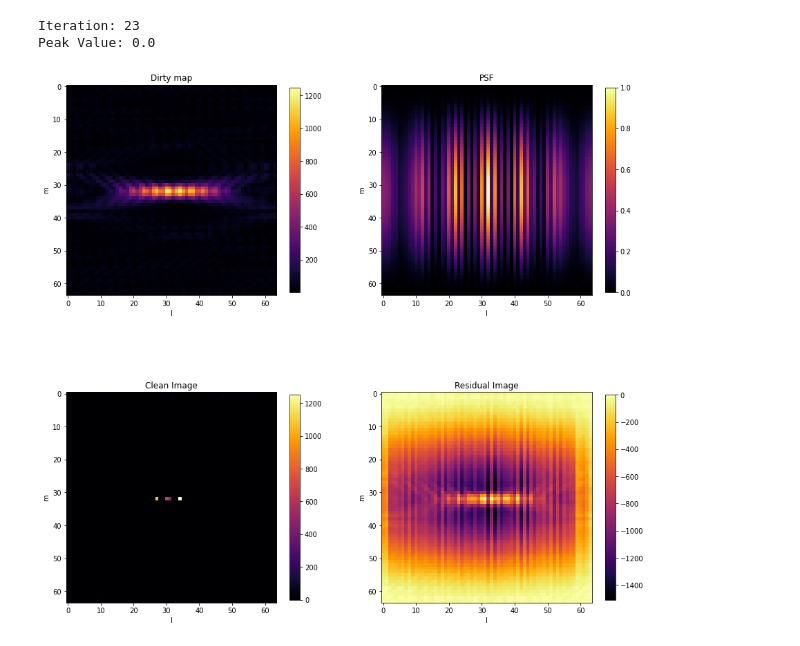
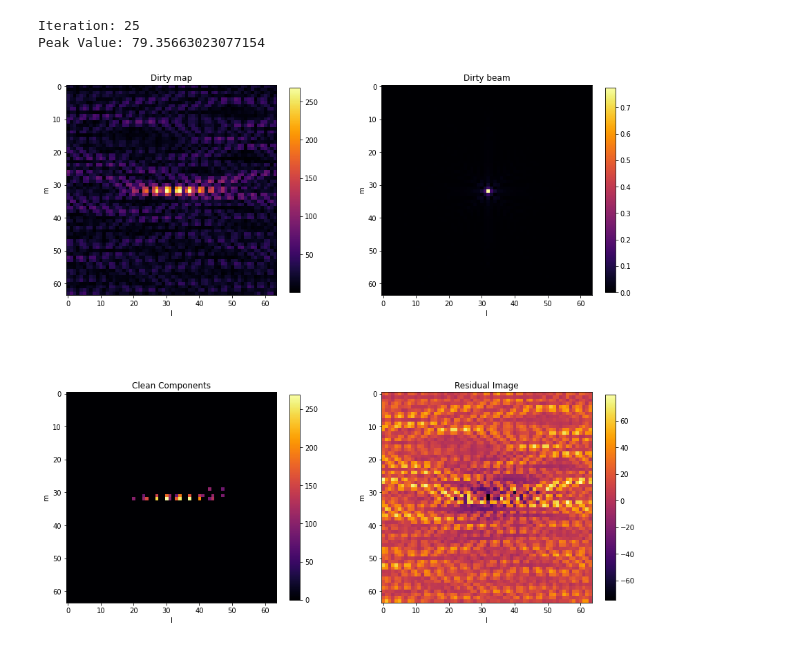
Before and after one commit to vanessaaschulz/Stovepipe_Interferometer, a Jupyter notebook: 3_6_Cantenna_Interferometer_Analysis_in_Steps/Interferometry_analysis_v1.ipynb, the cells around one changed output. Saved outputs shown, nothing was run; the diff lists cells and outputs as text; code cells hidden in the pictures.

```diff
--- a/3_6_Cantenna_Interferometer_Analysis_in_Steps/Interferometry_analysis_v1.ipynb
+++ b/3_6_Cantenna_Interferometer_Analysis_in_Steps/Interferometry_analysis_v1.ipynb
@@ -23,7 +23,7 @@ start_time = time.time()
 # resampling to smooth data/ compensate integration time rate
 resampling = 5
 # Cantenna-Scan to analyze
-scan_number = '321g'
+scan_number = '322a'
 filename_data = './Data/LCORR_'+str(scan_number)+'.csv'
 # save results of analysis in this folder
 #os.mkdir('./Analysis/LCORR_'+str(scan_number))
@@ -175,7 +175,7 @@ dirty_beam2 = imaging.dirt_beam(scan_number,wavel[0], baselines_x, baselines_y,
 [figure]
 # %%
 # dirty map calculations for different resolutions (grid sizes)
-dirty_map0 = imaging.grid_ifft(scan_number,uvw_vis[3], uvw_vis[0],uvw_vis[1],grid_size=64)
-dirty_map1 = imaging.grid_ifft(scan_number,uvw_vis[3], uvw_vis[0],uvw_vis[1],grid_size=128)
-dirty_map2 = imaging.grid_ifft(scan_number,uvw_vis[3], uvw_vis[0],uvw_vis[1],grid_size=256)
+dirty_map0 = imaging.dirty_map(scan_number,uvw_vis[3], uvw_vis[0],uvw_vis[1],grid_size=64)
+dirty_map1 = imaging.dirty_map(scan_number,uvw_vis[3], uvw_vis[0],uvw_vis[1],grid_size=128)
+dirty_map2 = imaging.dirty_map(scan_number,uvw_vis[3], uvw_vis[0],uvw_vis[1],grid_size=256)
 # %% [output]
@@ -246,0 +185,5 @@ plt.savefig('./Analysis/LCORR_'+str(scan_number)+'/dirty_map.png',dpi=200,bbox_i
+# %%
+# dirty beam calculations for different resolutions (grid sizes)
+dirty_beam0 = imaging.dirty_beam(scan_number, uvw_vis[0],uvw_vis[1],grid_size=64)
+dirty_beam1 = imaging.dirty_beam(scan_number, uvw_vis[0],uvw_vis[1],grid_size=128)
+dirty_beam2 = imaging.dirty_beam(scan_number, uvw_vis[0],uvw_vis[1],grid_size=256)
@@ -247,42 +194,42 @@ plt.savefig('./Analysis/LCORR_'+str(scan_number)+'/dirty_map.png',dpi=200,bbox_i
 # %%
 # Parameters
-threshold = 0.01 # Threshold for CLEAN
+threshold = 80 # Threshold for CLEAN
 max_iter = 500 # Maximum iterations
 gain=1.0
 # Perform CLEAN
 clean_image,residual = imaging.clean(np.abs(dirty_map0), np.abs(dirty_beam0), threshold, max_iter,gain)
-
+import matplotlib.pyplot as plt
 
 plt.figure(figsize=(15, 15))
 plt.subplot(221)
 plt.title("Dirty map")
 plt.imshow((np.abs(dirty_map0)),cmap="inferno")
 plt.xlabel("l")
 plt.ylabel("m")
 plt.colorbar(shrink=0.8)
 plt.subplot(222)
-plt.title("PSF")
+plt.title("Dirty beam")
 plt.imshow((np.abs(dirty_beam0)),cmap="inferno")
 plt.xlabel("l")
 plt.ylabel("m")
 plt.colorbar(shrink=0.8)
 plt.subplot(223)
-plt.title("Clean Image")
+plt.title("Clean Components")
 plt.imshow((((clean_image))),cmap="inferno")
 plt.xlabel("l")
 plt.ylabel("m")
 plt.colorbar(shrink=0.8)
 plt.subplot(224)
 plt.title("Residual Image")
 plt.imshow((((residual))),cmap="inferno")
 plt.xlabel("l")
 plt.ylabel("m")
 plt.colorbar(shrink=0.8)
 plt.savefig('./Analysis/LCORR_'+str(scan_number)+'/clean_process.png',dpi=200,bbox_inches='tight')
 # %% [output]
-Iteration: 23
-Peak Value: 0.0
+Iteration: 25
+Peak Value: 79.35663023077154
-[figure, old version]
+[figure, new version]
 # %%
 # from real part of correlation get fringe period --> indicator of projected baseline
 # depending on baseline length, Bandwidth/Integration time: distance parameter in find_peaks must be changed
```
Also changed, not shown: parts of 16 cells of this notebook, 10 other files.
